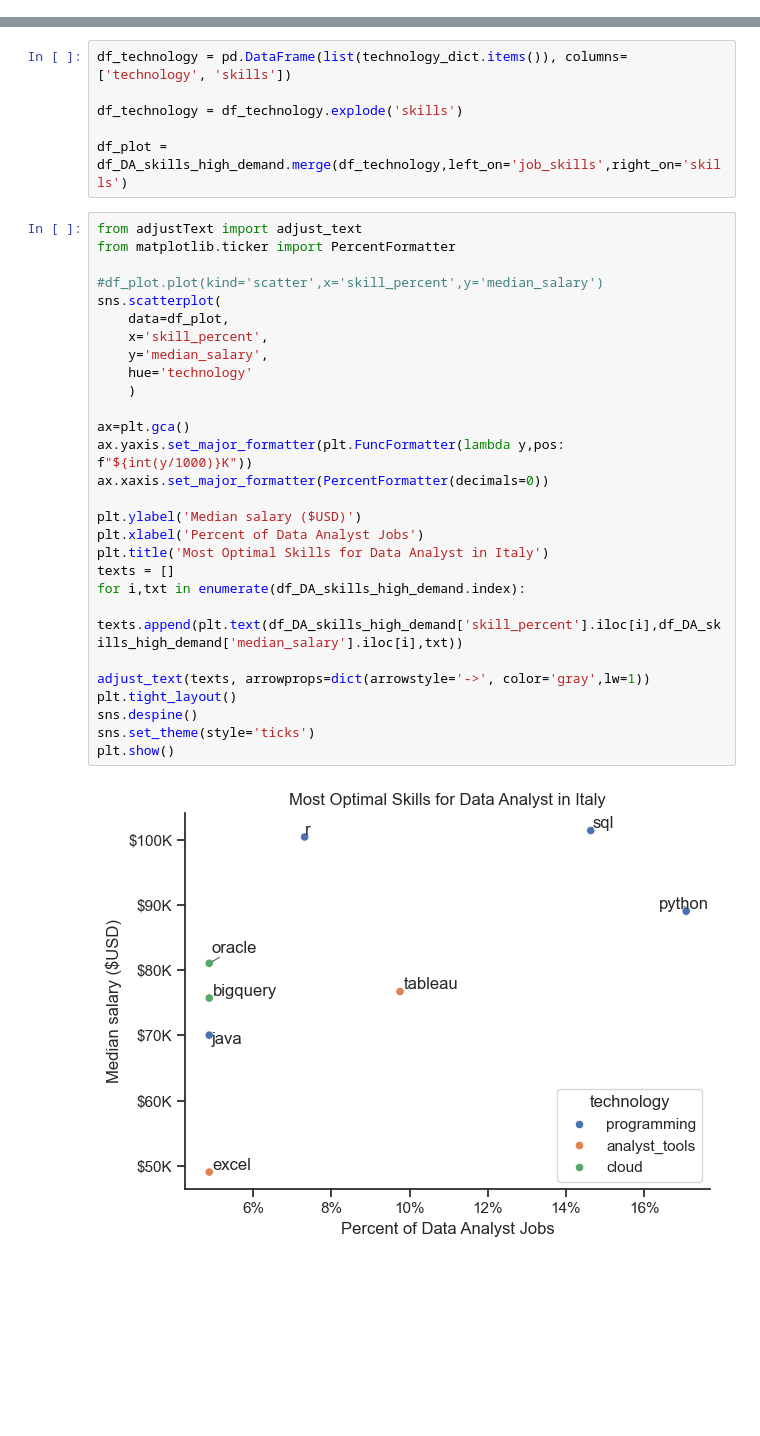
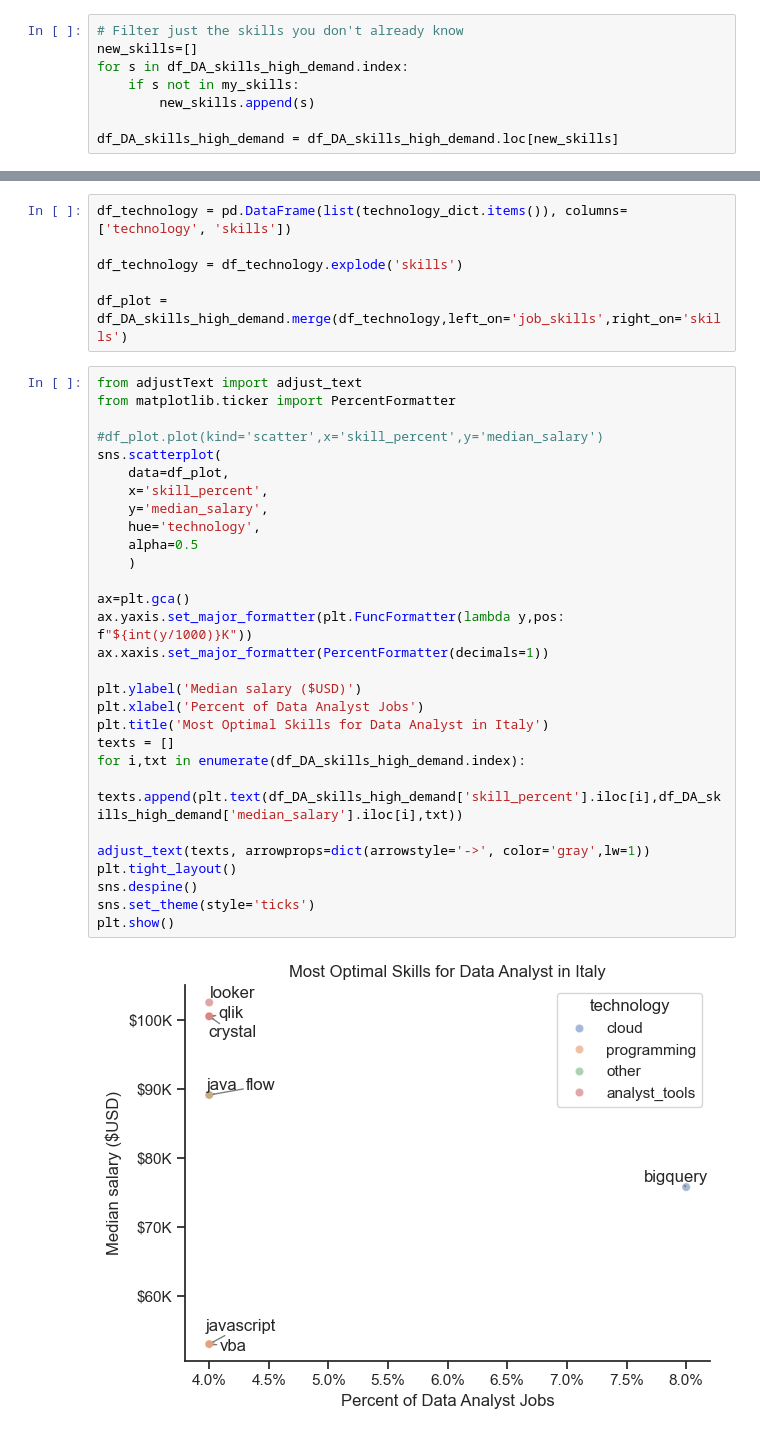
Before and after one commit to giovaM99V/Data_Jobs, a Jupyter notebook: 1_Data_Job_EDA/data_job_eda.ipynb, the cells around one changed output, grey strips where cells are left out. Cells and saved outputs as stored; diff of their text form; blank space fills up the shorter version.

Commit message:
Improved optimal skills analysis

```diff
--- a/1_Data_Job_EDA/data_job_eda.ipynb
+++ b/1_Data_Job_EDA/data_job_eda.ipynb
@@ -373,6 +410,14 @@ DA_job_count = len(df_DA_it_no_na)
 df_DA_skills['skill_percent'] = df_DA_skills['skills_count']/DA_job_count *100
 skill_percent = 2.5
 df_DA_skills_high_demand = df_DA_skills[df_DA_skills['skill_percent']>skill_percent]
+# %%
+# Filter just the skills you don't already know
+new_skills=[]
+for s in df_DA_skills_high_demand.index:
+    if s not in my_skills:
+        new_skills.append(s)
+
+df_DA_skills_high_demand = df_DA_skills_high_demand.loc[new_skills]
 # %%
 df_technology = df['job_type_skills'].copy()
 
@@ -424,30 +469,31 @@ df_plot = df_DA_skills_high_demand.merge(df_technology,left_on='job_skills',righ
 # %%
 from adjustText import adjust_text
 from matplotlib.ticker import PercentFormatter
 
 #df_plot.plot(kind='scatter',x='skill_percent',y='median_salary')
 sns.scatterplot(
     data=df_plot,
     x='skill_percent',
     y='median_salary',
-    hue='technology'
+    hue='technology',
+    alpha=0.5
     )
 
 ax=plt.gca()
 ax.yaxis.set_major_formatter(plt.FuncFormatter(lambda y,pos: f"${int(y/1000)}K"))
-ax.xaxis.set_major_formatter(PercentFormatter(decimals=0))
+ax.xaxis.set_major_formatter(PercentFormatter(decimals=1))
 
 plt.ylabel('Median salary ($USD)')
 plt.xlabel('Percent of Data Analyst Jobs')
 plt.title('Most Optimal Skills for Data Analyst in Italy')
 texts = []
 for i,txt in enumerate(df_DA_skills_high_demand.index):
     texts.append(plt.text(df_DA_skills_high_demand['skill_percent'].iloc[i],df_DA_skills_high_demand['median_salary'].iloc[i],txt))
 
 adjust_text(texts, arrowprops=dict(arrowstyle='->', color='gray',lw=1))
 plt.tight_layout()
 sns.despine()
 sns.set_theme(style='ticks')
 plt.show()
 # %% [output]
-[figure, old version]
+[figure, new version]
```
Also changed, not shown: parts of 13 cells of this notebook.
